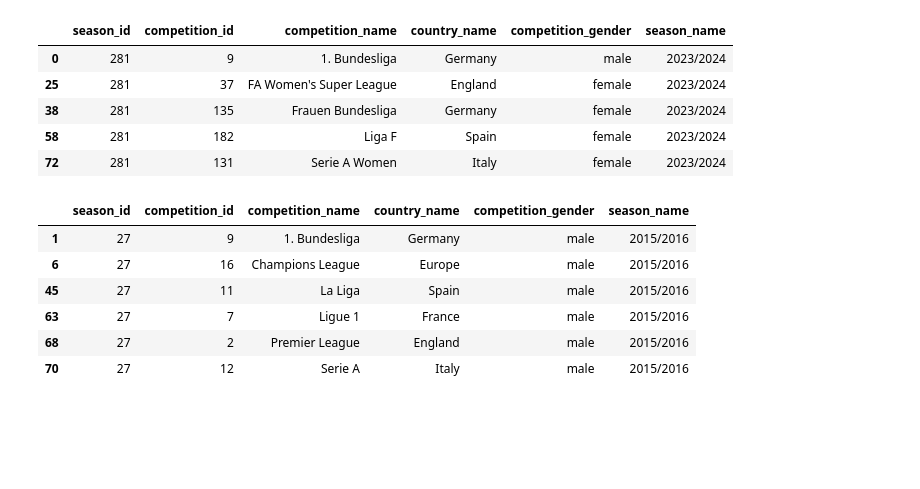
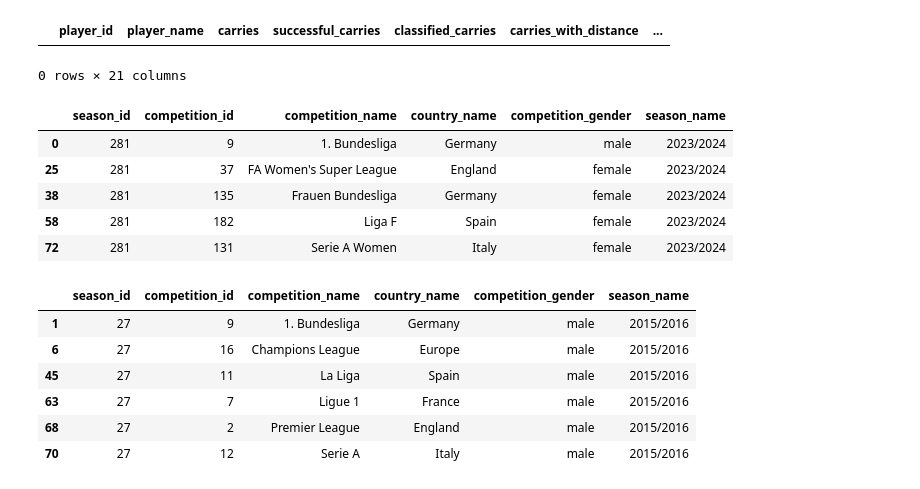
Before and after one commit to jacekchess/open-data-projects, a Jupyter notebook: api_testing.ipynb, the cells around one changed output. Drawn from its saved outputs; the diff is of its cells as text; code cells hidden in the pictures; blank space fills up the shorter version.

```diff
--- a/api_testing.ipynb
+++ b/api_testing.ipynb
@@ -9,3 +9,14 @@ competitions = SBL.competitions()
+# %%
+import pandas as pd
+players = pd.read_csv("C://Users//jwisn//Documents//coding_playground//Football//open-data-projects//data//processed//players_positions.csv")
+passes = pd.read_csv("C://Users//jwisn//Documents//coding_playground//Football//open-data-projects//data//processed//passes.csv")
+carries = pd.read_csv("C://Users//jwisn//Documents//coding_playground//Football//open-data-projects//data//processed//carries_dribbles.csv")
+# %%
+grouped = carries.groupby("player_id").count().reset_index()
+grouped.loc[grouped["player_name"] > 1]
+# %% [output]
+|  | player_id | player_name | carries | successful_carries | classified_carries | carries_with_distance | ... |
+0 rows × 21 columns
 # %%
 competitions.loc[competitions["season_name"] == "2023/2024"]
 # %% [output]
```
Also changed, not shown: parts of 1 cell of this notebook, 21 other files.
